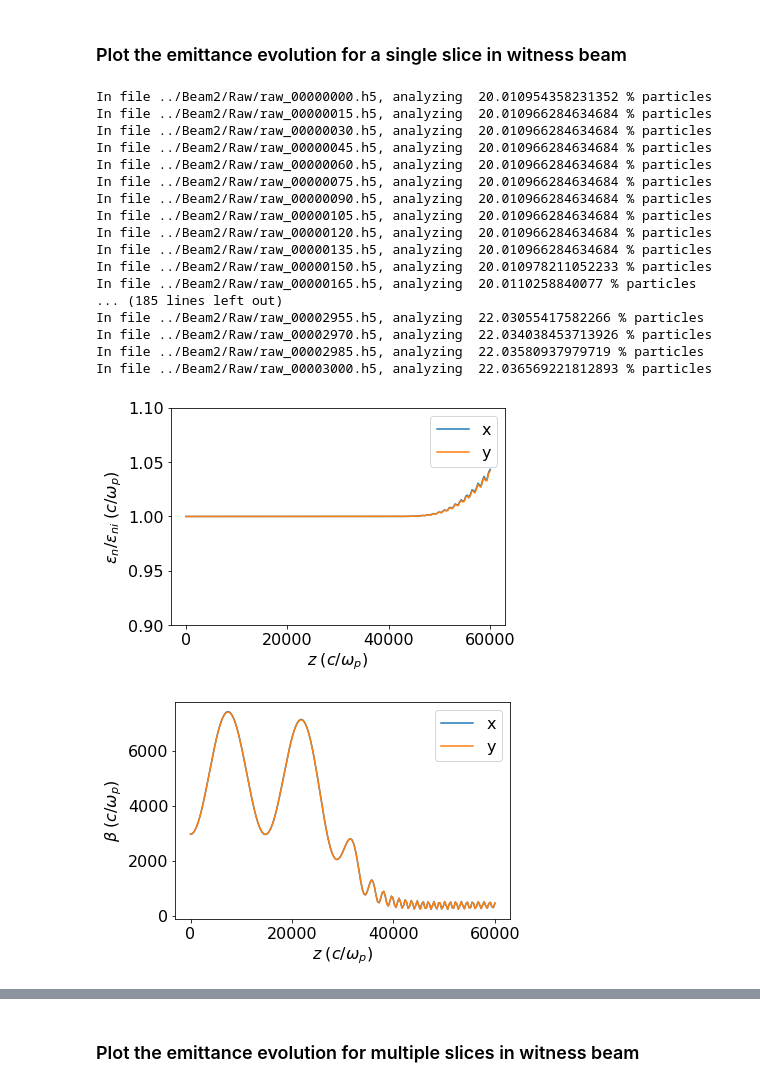
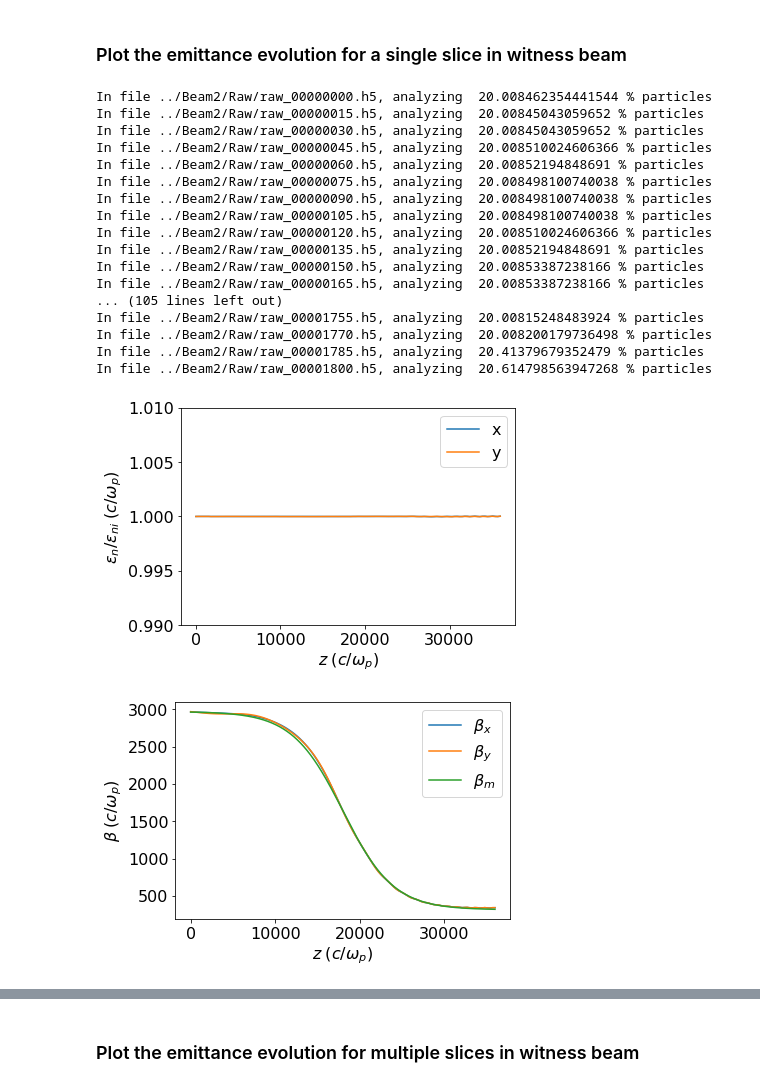
Before and after one commit to uclazyj/JupyterQpic, a Jupyter notebook: QPAD.ipynb, the cells around one changed output, grey strips where cells are left out. Cells and saved outputs as stored; diff of their text form; code cells hidden in the pictures.

```diff
--- a/QPAD.ipynb
+++ b/QPAD.ipynb
@@ -95,7 +100,7 @@ interactive(children=(FloatRangeSlider(value=(-1.0, 1.0), continuous_update=Fals
 # %%
 ndump = 15
 first_file_number = 0
-last_file_number = 3000
+last_file_number = 1800
 # %% [markdown]
 ### Plot the emittance evolution for a single slice in witness beam
 # %%
@@ -104,46 +109,55 @@ pyVisQP = reload(pyVisQP)
 parameters = pyVisQP.analyze_beam_data_QPAD_profile1(first_file_number = first_file_number,last_file_number = last_file_number,
                                             ndump = ndump,beam_number = 2, zVisualizeCenter = 0, slice_thickness = 2)
 # %% [output]
-In file ../Beam2/Raw/raw_00000000.h5, analyzing  20.010954358231352 % particles
-In file ../Beam2/Raw/raw_00000015.h5, analyzing  20.010966284634684 % particles
-In file ../Beam2/Raw/raw_00000030.h5, analyzing  20.010966284634684 % particles
-In file ../Beam2/Raw/raw_00000045.h5, analyzing  20.010966284634684 % particles
-In file ../Beam2/Raw/raw_00000060.h5, analyzing  20.010966284634684 % particles
-In file ../Beam2/Raw/raw_00000075.h5, analyzing  20.010966284634684 % particles
-In file ../Beam2/Raw/raw_00000090.h5, analyzing  20.010966284634684 % particles
-In file ../Beam2/Raw/raw_00000105.h5, analyzing  20.010966284634684 % particles
-In file ../Beam2/Raw/raw_00000120.h5, analyzing  20.010966284634684 % particles
-In file ../Beam2/Raw/raw_00000135.h5, analyzing  20.010966284634684 % particles
-In file ../Beam2/Raw/raw_00000150.h5, analyzing  20.010978211052233 % particles
-In file ../Beam2/Raw/raw_00000165.h5, analyzing  20.0110258840077 % particles
-... (185 lines left out)
-In file ../Beam2/Raw/raw_00002955.h5, analyzing  22.03055417582266 % particles
-In file ../Beam2/Raw/raw_00002970.h5, analyzing  22.034038453713926 % particles
-In file ../Beam2/Raw/raw_00002985.h5, analyzing  22.03580937979719 % particles
-In file ../Beam2/Raw/raw_00003000.h5, analyzing  22.036569221812893 % particles
+In file ../Beam2/Raw/raw_00000000.h5, analyzing  20.008462354441544 % particles
+In file ../Beam2/Raw/raw_00000015.h5, analyzing  20.00845043059652 % particles
+In file ../Beam2/Raw/raw_00000030.h5, analyzing  20.00845043059652 % particles
+In file ../Beam2/Raw/raw_00000045.h5, analyzing  20.008510024606366 % particles
+In file ../Beam2/Raw/raw_00000060.h5, analyzing  20.00852194848691 % particles
+In file ../Beam2/Raw/raw_00000075.h5, analyzing  20.008498100740038 % particles
+In file ../Beam2/Raw/raw_00000090.h5, analyzing  20.008498100740038 % particles
+In file ../Beam2/Raw/raw_00000105.h5, analyzing  20.008498100740038 % particles
+In file ../Beam2/Raw/raw_00000120.h5, analyzing  20.008510024606366 % particles
+In file ../Beam2/Raw/raw_00000135.h5, analyzing  20.00852194848691 % particles
+In file ../Beam2/Raw/raw_00000150.h5, analyzing  20.00853387238166 % particles
+In file ../Beam2/Raw/raw_00000165.h5, analyzing  20.00853387238166 % particles
+... (105 lines left out)
+In file ../Beam2/Raw/raw_00001755.h5, analyzing  20.00815248483924 % particles
+In file ../Beam2/Raw/raw_00001770.h5, analyzing  20.008200179736498 % particles
+In file ../Beam2/Raw/raw_00001785.h5, analyzing  20.41379679352479 % particles
+In file ../Beam2/Raw/raw_00001800.h5, analyzing  20.614798563947268 % particles
 # %%
 pyVisQP = reload(pyVisQP)
 import matplotlib.pyplot as plt
 plt.plot(parameters['s'], parameters['epsilon_n_x']/parameters['epsilon_n_x'][0],label='x')
 plt.plot(parameters['s'], parameters['epsilon_n_y']/parameters['epsilon_n_y'][0],label='y')
-# plt.plot(parameters['s'], parameters['emitn_x_theory_noacc'],'--',label='theory (assume no ion motion)')
-# plt.plot(parameters['s'], parameters['emitn_y_theory'],'--',label='theory_y')
 plt.xlabel('$z\;(c/\omega_p)$')
 plt.ylabel('$\epsilon_n / \epsilon_{ni}  \;(c/\omega_p)$')
-plt.ylim([0.9,1.1])
+plt.ylim([0.99,1.01])
 plt.legend(loc='best')
 plt.rcParams.update({'font.size': 16})
 plt.show()
 # %% [output]
-[figure, old version]
+[figure, new version]
+# %%
+beta_mi = normalize(5,'cm',10)
+beta_mf = 312.4
+a = 3000
+z = np.linspace(-6 * a,6 * a, 1201)
+sig = sigmoid(z,a)
+beta_m = (1-sig) * (beta_mi - beta_mf) + beta_mf
+alpha_m = sig * (1 - sig) * (beta_mi - beta_mf) / 2 / a
+n = (beta_mf / beta_m) ** 2
+
+z = z - z[0]
 # %%
-plt.plot(parameters['s'], parameters['beta_x'],label='x')
-plt.plot(parameters['s'], parameters['beta_y'],label='y')
-
+plt.plot(parameters['s'], parameters['beta_x'],label=r'$\beta_x$')
+plt.plot(parameters['s'], parameters['beta_y'],label=r'$\beta_y$')
+plt.plot(z,beta_m,label=r'$\beta_m$')
 plt.xlabel('$z\;(c/\omega_p)$')
 plt.ylabel(r'$\beta \;(c/\omega_p)$')
 plt.legend(loc='best')
 plt.rcParams.update({'font.size': 16})
 plt.show()
 # %% [output]
-[figure, old version]
+[figure, new version]
```
Also changed, not shown: parts of 10 cells of this notebook, 2 other files.
